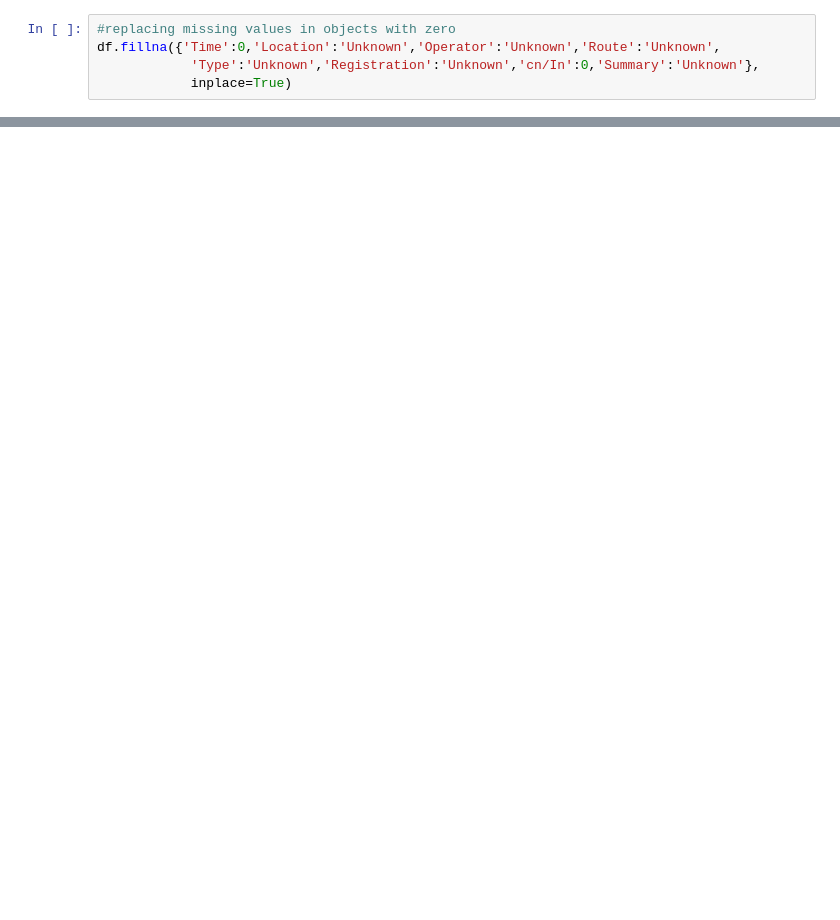
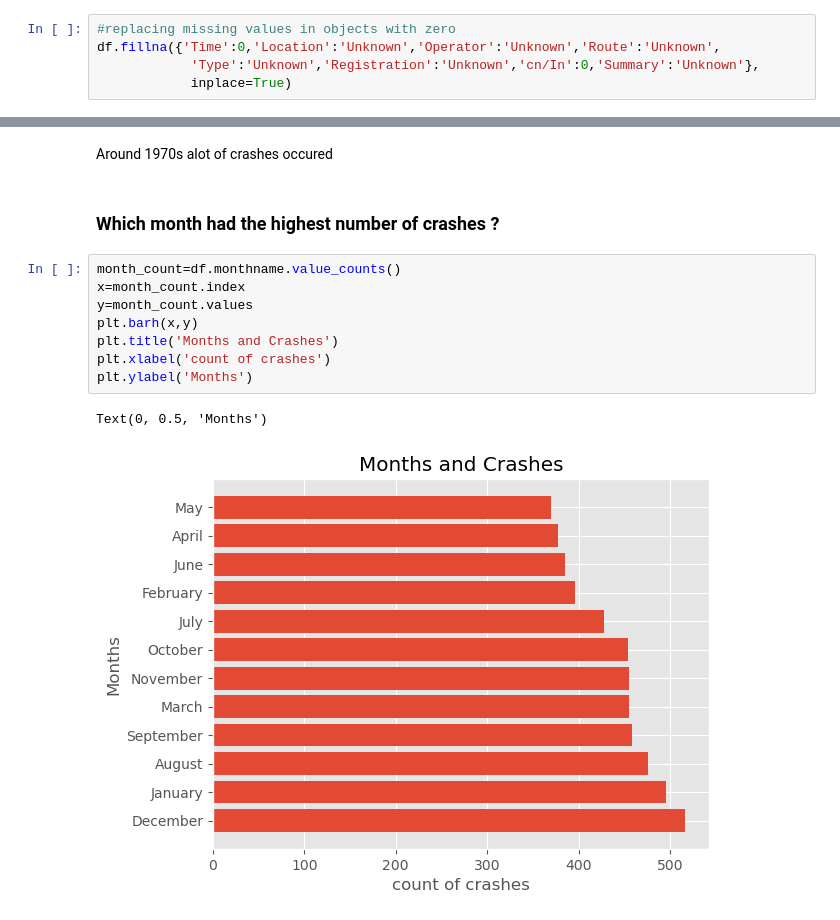
Before and after one commit to danielkimutai/Airplane-crashes-and-fatalities-analysis, a Jupyter notebook: index.ipynb, the cells around one changed output, grey strips where cells are left out. Drawn from its saved outputs; the diff is of its cells as text; blank space fills up the shorter version.

```diff
--- a/index.ipynb
+++ b/index.ipynb
@@ -180,0 +319,15 @@ TypeError: 'NoneType' object is not subscriptable
+# %% [markdown]
+Around 1970s alot of crashes occured
+# %% [markdown]
+### Which month had the highest number of crashes ?
+# %%
+month_count=df.monthname.value_counts()
+x=month_count.index
+y=month_count.values
+plt.barh(x,y)
+plt.title('Months and Crashes')
+plt.xlabel('count of crashes')
+plt.ylabel('Months')
+# %% [output]
+Text(0, 0.5, 'Months')
+[figure, added]
```
Also changed, not shown: parts of 35 cells of this notebook.
